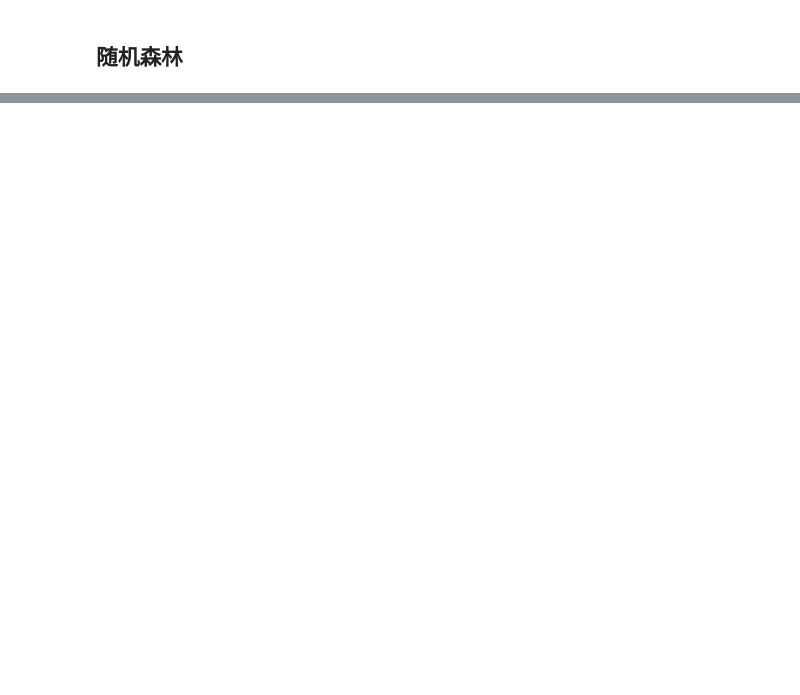
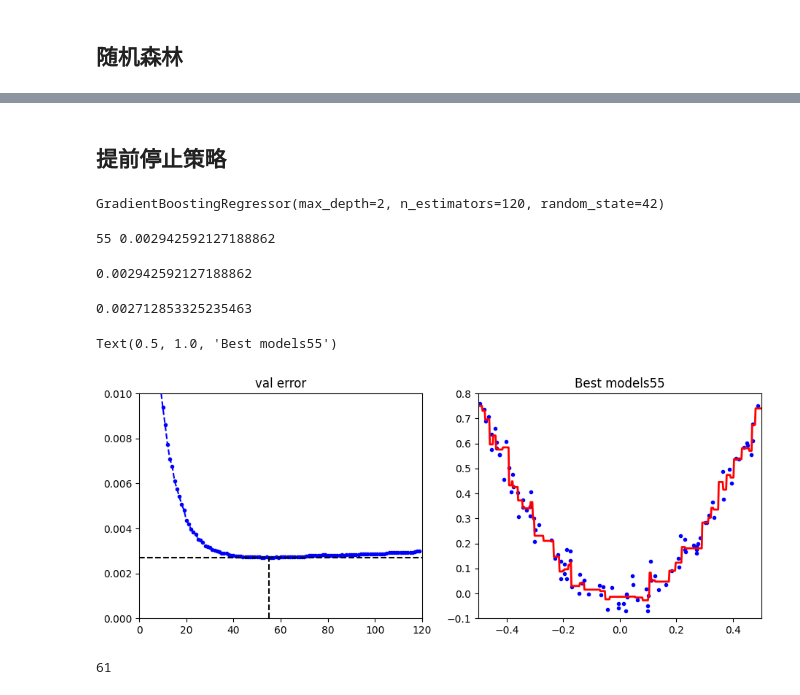
Before and after one commit to jaon1234/hadoop_study, a Jupyter notebook: 统计学习方法/决策树与随机森林/Descion_Tree_Random_Forest.ipynb, the cells around one changed output, grey strips where cells are left out. Drawn from its saved outputs; the diff is of its cells as text; code cells hidden in the pictures; blank space fills up the shorter version.

Commit message:
boosting学习

```diff
--- a/统计学习方法/决策树与随机森林/Descion_Tree_Random_Forest.ipynb
+++ b/统计学习方法/决策树与随机森林/Descion_Tree_Random_Forest.ipynb
@@ -243,0 +365,54 @@ iris = load_iris()
+# %% [markdown]
+## 提前停止策略
+# %%
+x_train,x_test,y_train,y_test = train_test_split(x,y,random_state=49)
+# sklearn gbt
+gbrt = GradientBoostingRegressor(
+    max_depth=2,
+    n_estimators=120,
+    random_state=42
+)
+gbrt.fit(x_train,y_train)
+# %% [output]
+GradientBoostingRegressor(max_depth=2, n_estimators=120, random_state=42)
+# %%
+from sklearn.metrics import mean_squared_error
+errors = [mean_squared_error(y_test,y_pred) for y_pred in gbrt.staged_predict(x_test)]
+best_n_est = np.argmin(errors)
+print(best_n_est,errors[116])
+# %% [output]
+55 0.002942592127188862
+# %%
+# sklearn gbt
+gbrt_best = GradientBoostingRegressor(
+    max_depth=2,
+    n_estimators=117,
+    random_state=42
+)
+gbrt_best.fit(x_train,y_train)
+mean_squared_error(y_test,gbrt_best.predict(x_test))
+# %% [output]
+0.002942592127188862
+# %%
+min_error = np.min(errors)
+min_error
+# %% [output]
+0.002712853325235463
+# %%
+plt.figure(figsize=(11,4))
+plt.subplot(121)
+plt.plot(errors,"b.--")
+plt.plot([best_n_est,best_n_est],[0,min_error],"k--")
+plt.plot([0,120],[min_error,min_error],"k--")
+plt.axis([0,120,0,0.01])
+plt.title("val error")
+
+plt.subplot(122)
+plot_predictions([gbrt_best],x,y,axes=[-0.5,0.5,-0.1,0.8])
+plt.title("Best models"+str(best_n_est))
+# plt.subplot(122)
+# plot_predictions([gbt_slow_3],x,y,axes=[-0.5,0.5,-0.1,0.8],label="Ensembel predictions")
+# plt.title("learning rate:{},n_estimators:{}".format(gbt_slow_3.learning_rate,gbt_slow_3.n_estimators_))
+# %% [output]
+Text(0.5, 1.0, 'Best models55')
+[figure, added]
@@ -243,0 +439,4 @@ iris = load_iris()
+# %%
+print (gbrt.n_estimators)
+# %% [output]
+61
```
Also changed, not shown: parts of 44 cells of this notebook, 9 other files.
